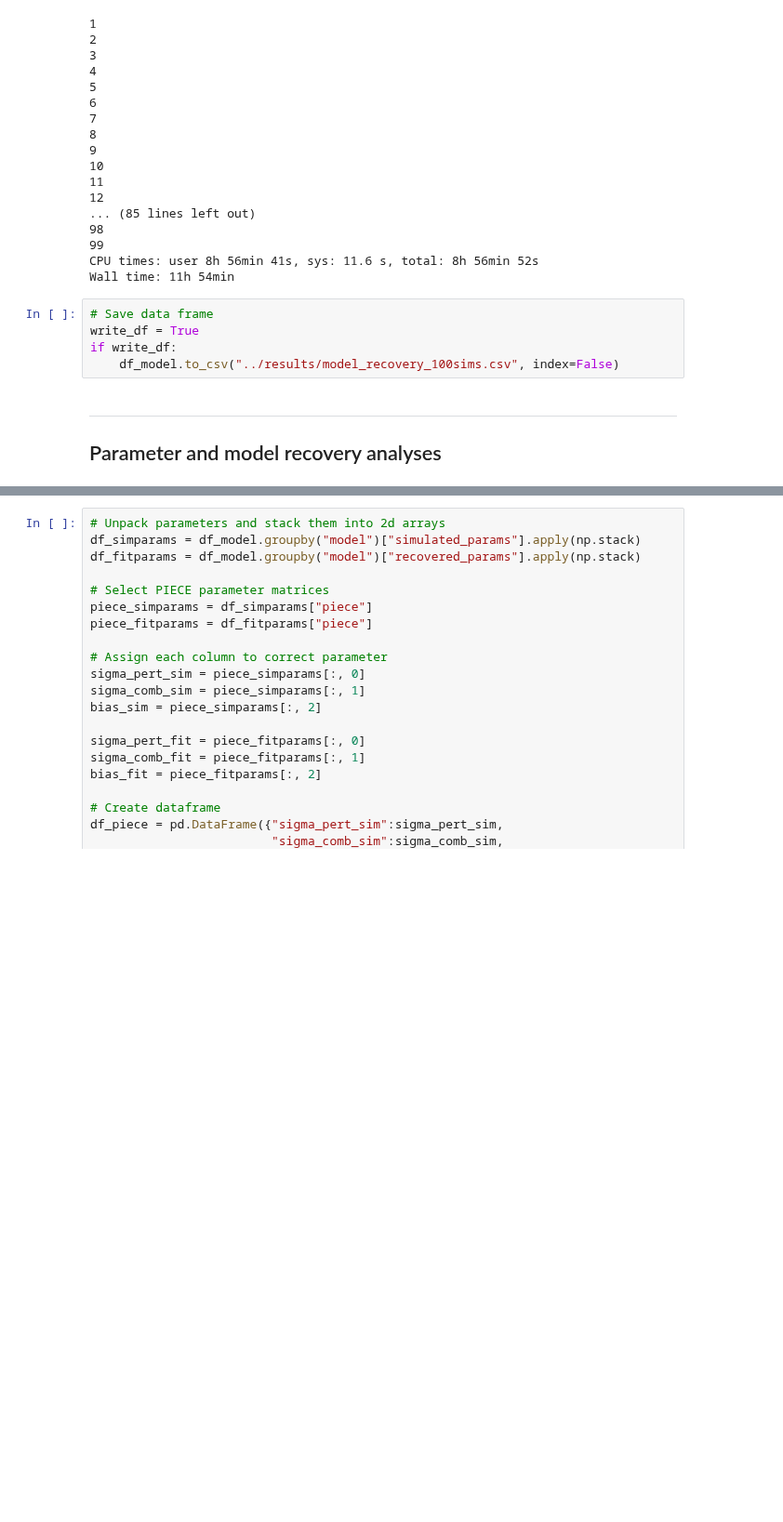
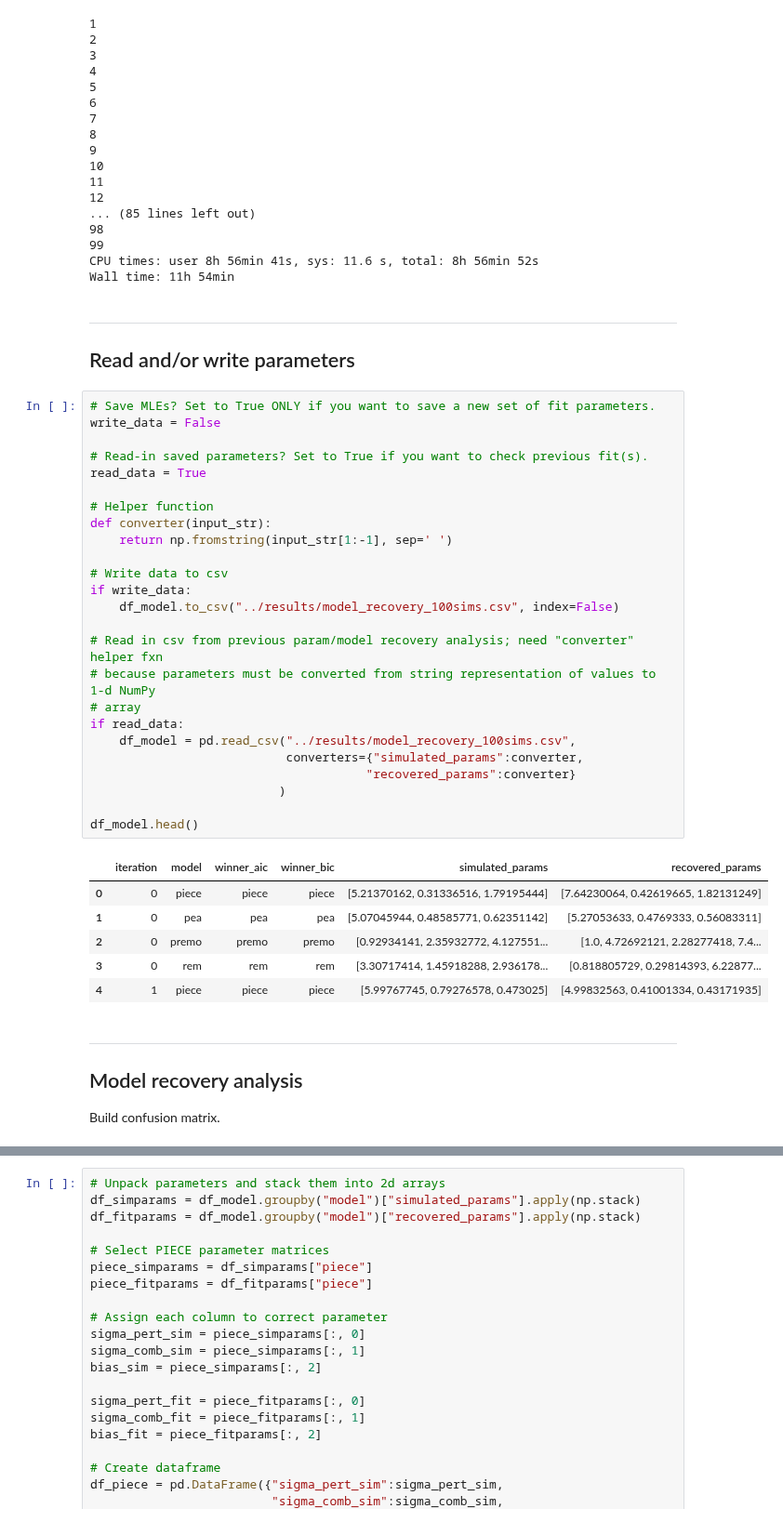
Before and after one commit to ccmlab-ubc/ige-ege, a Jupyter notebook: experiment-1/scripts/parameter-model-recovery.ipynb, the cells around one changed output, grey strips where cells are left out. Shown at 93% size. Saved outputs shown, nothing was run; the diff lists cells and outputs as text; blank space fills up the shorter version.

```diff
--- a/experiment-1/scripts/parameter-model-recovery.ipynb
+++ b/experiment-1/scripts/parameter-model-recovery.ipynb
@@ -276,12 +282,44 @@ Intel MKL WARNING: Support of Intel(R) Streaming SIMD Extensions 4.2 (Intel(R) S
 99
 CPU times: user 8h 56min 41s, sys: 11.6 s, total: 8h 56min 52s
 Wall time: 11h 54min
-# %%
-# Save data frame
-write_df = True
-if write_df:
-    df_model.to_csv("../results/model_recovery_100sims.csv", index=False)
+# %% [markdown]
+---
+## Read and/or write parameters
+# %%
+# Save MLEs? Set to True ONLY if you want to save a new set of fit parameters.
+write_data = False
+
+# Read-in saved parameters? Set to True if you want to check previous fit(s).
+read_data = True
+
+# Helper function
+def converter(input_str):
+    return np.fromstring(input_str[1:-1], sep=' ')
+
+# Write data to csv
+if write_data:
+    df_model.to_csv("../results/model_recovery_100sims.csv", index=False)
+
+# Read in csv from previous param/model recovery analysis; need "converter" helper fxn
+# because parameters must be converted from string representation of values to 1-d NumPy
+# array
+if read_data:
+    df_model = pd.read_csv("../results/model_recovery_100sims.csv",
+                           converters={"simulated_params":converter,
+                                      "recovered_params":converter}
+                          )
+
+df_model.head()
+# %% [output]
+|  | iteration | model | winner_aic | winner_bic | simulated_params | recovered_params |
+| 0 | 0 | piece | piece | piece | [5.21370162, 0.31336516, 1.79195444] | [7.64230064, 0.42619665, 1.82131249] |
+| 1 | 0 | pea | pea | pea | [5.07045944, 0.48585771, 0.62351142] | [5.27053633, 0.4769333, 0.56083311] |
+| 2 | 0 | premo | premo | premo | [0.92934141, 2.35932772, 4.127551... | [1.0, 4.72692121, 2.28277418, 7.4... |
+| 3 | 0 | rem | rem | rem | [3.30717414, 1.45918288, 2.936178... | [0.818805729, 0.29814393, 6.22877... |
+| 4 | 1 | piece | piece | piece | [5.99767745, 0.79276578, 0.473025] | [4.99832563, 0.41001334, 0.43171935] |
 # %% [markdown]
 ---
-## Parameter and model recovery analyses
+## Model recovery analysis
+
+Build confusion matrix.
 # %%
```
Also changed, not shown: parts of 6 cells of this notebook, 8 other files.
